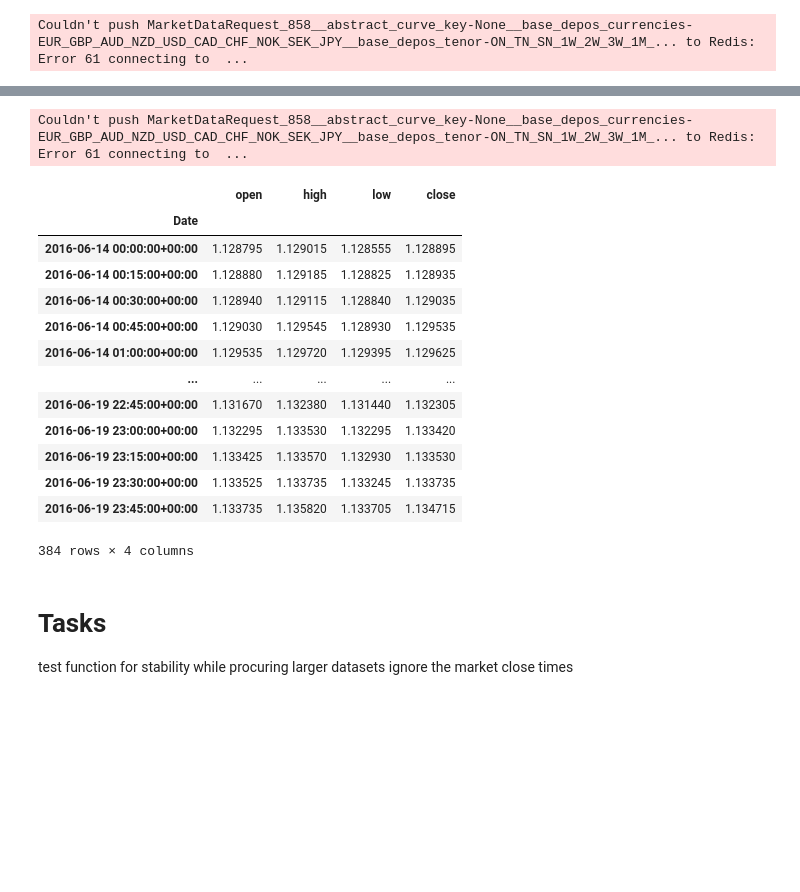
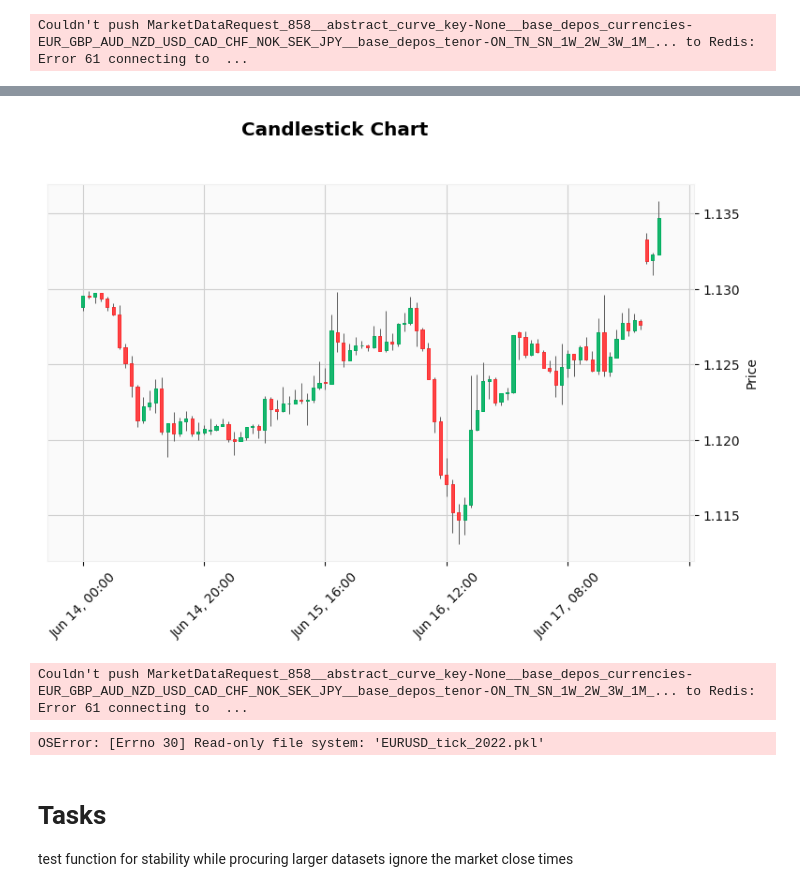
Before and after one commit to SamanvayMS/bp-Trading, a Jupyter notebook: Data_gathering.ipynb, the cells around one changed output, grey strips where cells are left out. Saved outputs shown, nothing was run; the diff lists cells and outputs as text; code cells hidden in the pictures; blank space fills up the shorter version.

Commit message:
ran data script for a year

```diff
--- a/Data_gathering.ipynb
+++ b/Data_gathering.ipynb
@@ -72,8 +72,7 @@ def tick_to_ohlc(tick_df: pd.DataFrame, timeframe: str) -> pd.DataFrame:
 
     return ohlc_df
 # %%
-ohlc_df = tick_to_ohlc(tick_data, '1T')  # '1T' denotes 1-minute bars
-
+ohlc_df = tick_to_ohlc(tick_data, '1h')  # '1T' denotes 1-minute bars
 print(ohlc_df)
 # %% [output]
                                open      high       low     close
@@ -94,3 +97,9 @@ Date
+# %%
+# Create a candlestick chart using mplfinance
+mpf.plot(ohlc_df, type='candle', style='yahoo', title='Candlestick Chart', ylabel='Price', figratio=(10, 6))
+plt.show()
+# %% [output]
+[figure, added]
 # %%
 def get_candlestick_data(start_date,finish_date,timeframe: str):
     '''get candlestick data from start_date to finish_date with timeframe
@@ -106,21 +115,11 @@ def get_candlestick_data(start_date,finish_date,timeframe: str):
-# %%
-get_candlestick_data('14 Jun 2016','20 Jun 2016','15T')
-# %% [output]
-Couldn't push MarketDataRequest_858__abstract_curve_key-None__base_depos_currencies-EUR_GBP_AUD_NZD_USD_CAD_CHF_NOK_SEK_JPY__base_depos_tenor-ON_TN_SN_1W_2W_3W_1M_... to Redis: Error 61 connecting to  ...
-|  | open | high | low | close |
-| Date |  |  |  |  |
-| 2016-06-14 00:00:00+00:00 | 1.128795 | 1.129015 | 1.128555 | 1.128895 |
-| 2016-06-14 00:15:00+00:00 | 1.128880 | 1.129185 | 1.128825 | 1.128935 |
-| 2016-06-14 00:30:00+00:00 | 1.128940 | 1.129115 | 1.128840 | 1.129035 |
-| 2016-06-14 00:45:00+00:00 | 1.129030 | 1.129545 | 1.128930 | 1.129535 |
-| 2016-06-14 01:00:00+00:00 | 1.129535 | 1.129720 | 1.129395 | 1.129625 |
-| ... | ... | ... | ... | ... |
-| 2016-06-19 22:45:00+00:00 | 1.131670 | 1.132380 | 1.131440 | 1.132305 |
-| 2016-06-19 23:00:00+00:00 | 1.132295 | 1.133530 | 1.132295 | 1.133420 |
-| 2016-06-19 23:15:00+00:00 | 1.133425 | 1.133570 | 1.132930 | 1.133530 |
-| 2016-06-19 23:30:00+00:00 | 1.133525 | 1.133735 | 1.133245 | 1.133735 |
-| 2016-06-19 23:45:00+00:00 | 1.133735 | 1.135820 | 1.133705 | 1.134715 |
-384 rows × 4 columns
+# %%
+df,data = get_candlestick_data('1 Jan 2022','31 Dec 2022','15T')
+# %% [output]
+Couldn't push MarketDataRequest_858__abstract_curve_key-None__base_depos_currencies-EUR_GBP_AUD_NZD_USD_CAD_CHF_NOK_SEK_JPY__base_depos_tenor-ON_TN_SN_1W_2W_3W_1M_... to Redis: Error 61 connecting to  ...
+# %%
+df.to_pickle('EURUSD_tick_2022.pkl')
+# %% [output]
+OSError: [Errno 30] Read-only file system: 'EURUSD_tick_2022.pkl'
 # %% [markdown]
 # Tasks
 test function for stability while procuring larger datasets
```
Also changed, not shown: parts of 3 cells of this notebook.
